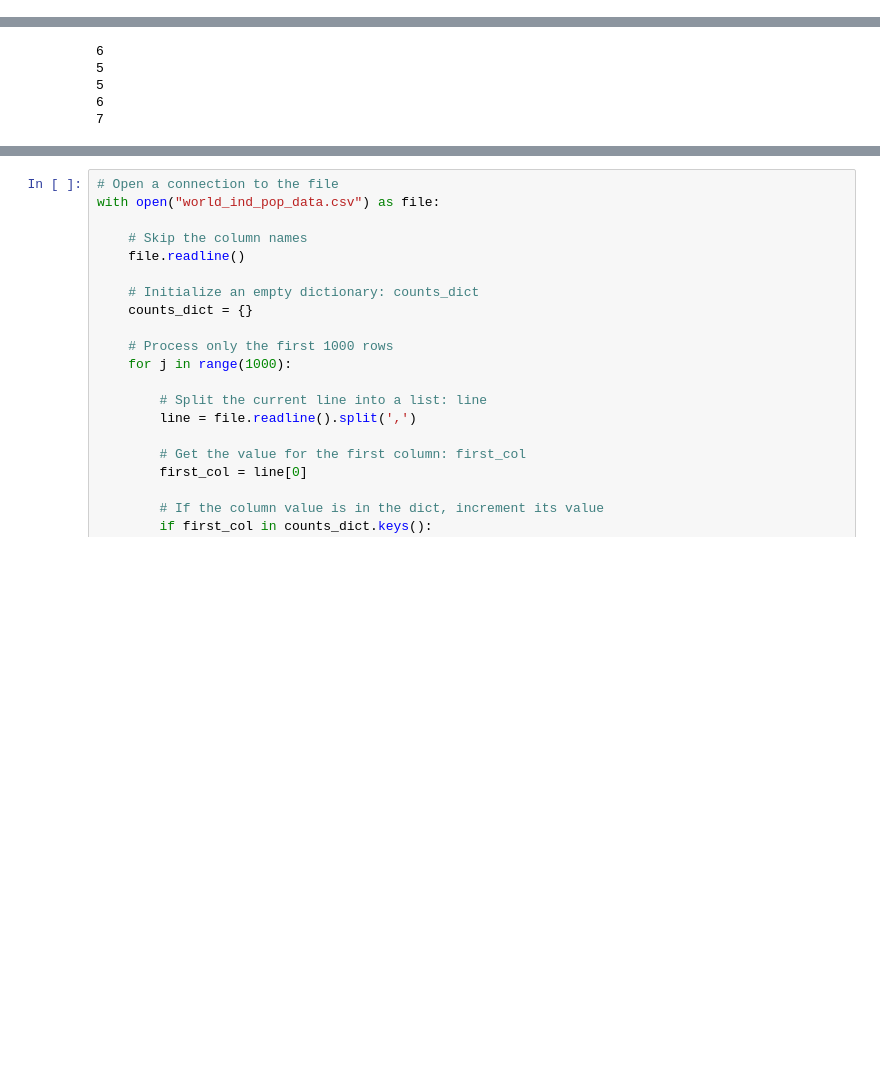
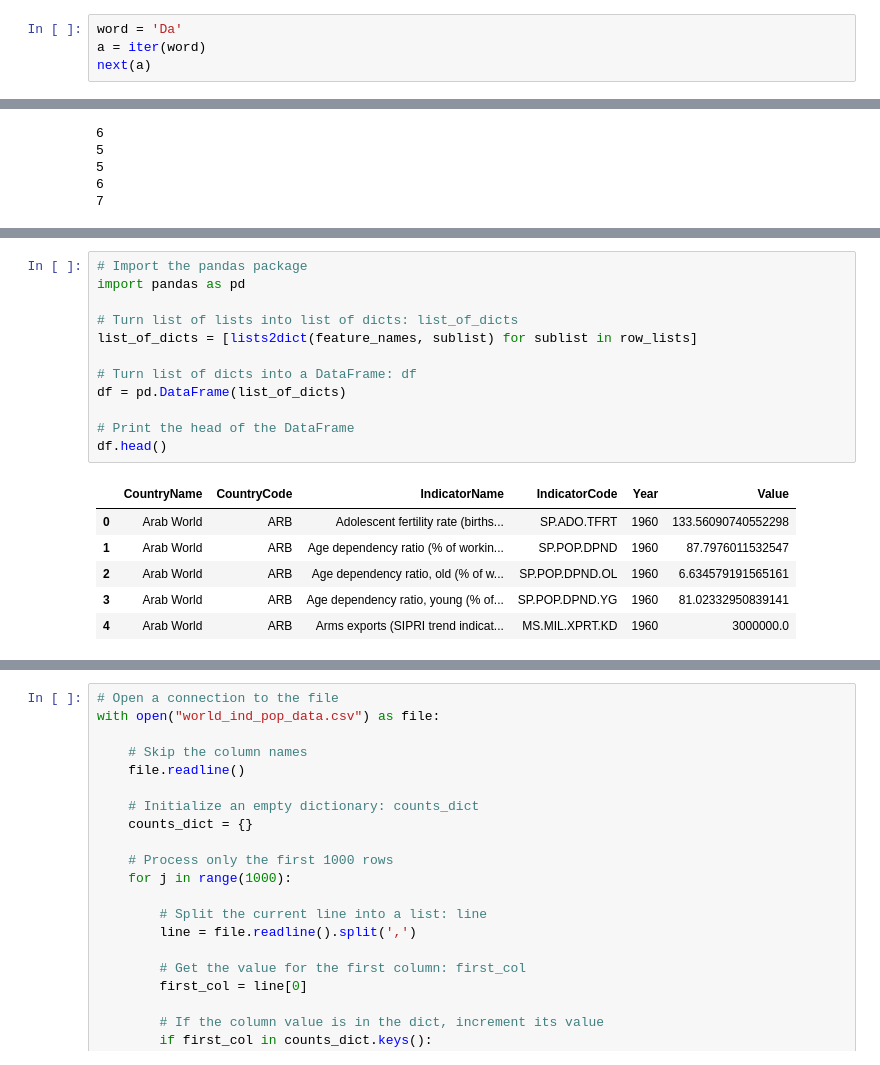
Before and after one commit to armeros/DC_Basics_DS_Toolbox_2, a Jupyter notebook: Basics_2.ipynb, the cells around one changed output, grey strips where cells are left out. Drawn from its saved outputs; the diff is of its cells as text; blank space fills up the shorter version.

```diff
--- a/Basics_2.ipynb
+++ b/Basics_2.ipynb
@@ -0,0 +5,4 @@
+# %%
+word = 'Da'
+a = iter(word)
+next(a)
@@ -393,0 +1005,19 @@ print(df.head())
+# %%
+# Import the pandas package
+import pandas as pd
+
+# Turn list of lists into list of dicts: list_of_dicts
+list_of_dicts = [lists2dict(feature_names, sublist) for sublist in row_lists]
+
+# Turn list of dicts into a DataFrame: df
+df = pd.DataFrame(list_of_dicts)
+
+# Print the head of the DataFrame
+df.head()
+# %% [output]
+|  | CountryName | CountryCode | IndicatorName | IndicatorCode | Year | Value |
+| 0 | Arab World | ARB | Adolescent fertility rate (births... | SP.ADO.TFRT | 1960 | 133.56090740552298 |
+| 1 | Arab World | ARB | Age dependency ratio (% of workin... | SP.POP.DPND | 1960 | 87.7976011532547 |
+| 2 | Arab World | ARB | Age dependency ratio, old (% of w... | SP.POP.DPND.OL | 1960 | 6.634579191565161 |
+| 3 | Arab World | ARB | Age dependency ratio, young (% of... | SP.POP.DPND.YG | 1960 | 81.02332950839141 |
+| 4 | Arab World | ARB | Arms exports (SIPRI trend indicat... | MS.MIL.XPRT.KD | 1960 | 3000000.0 |
```
Also changed, not shown: parts of 92 cells of this notebook.
